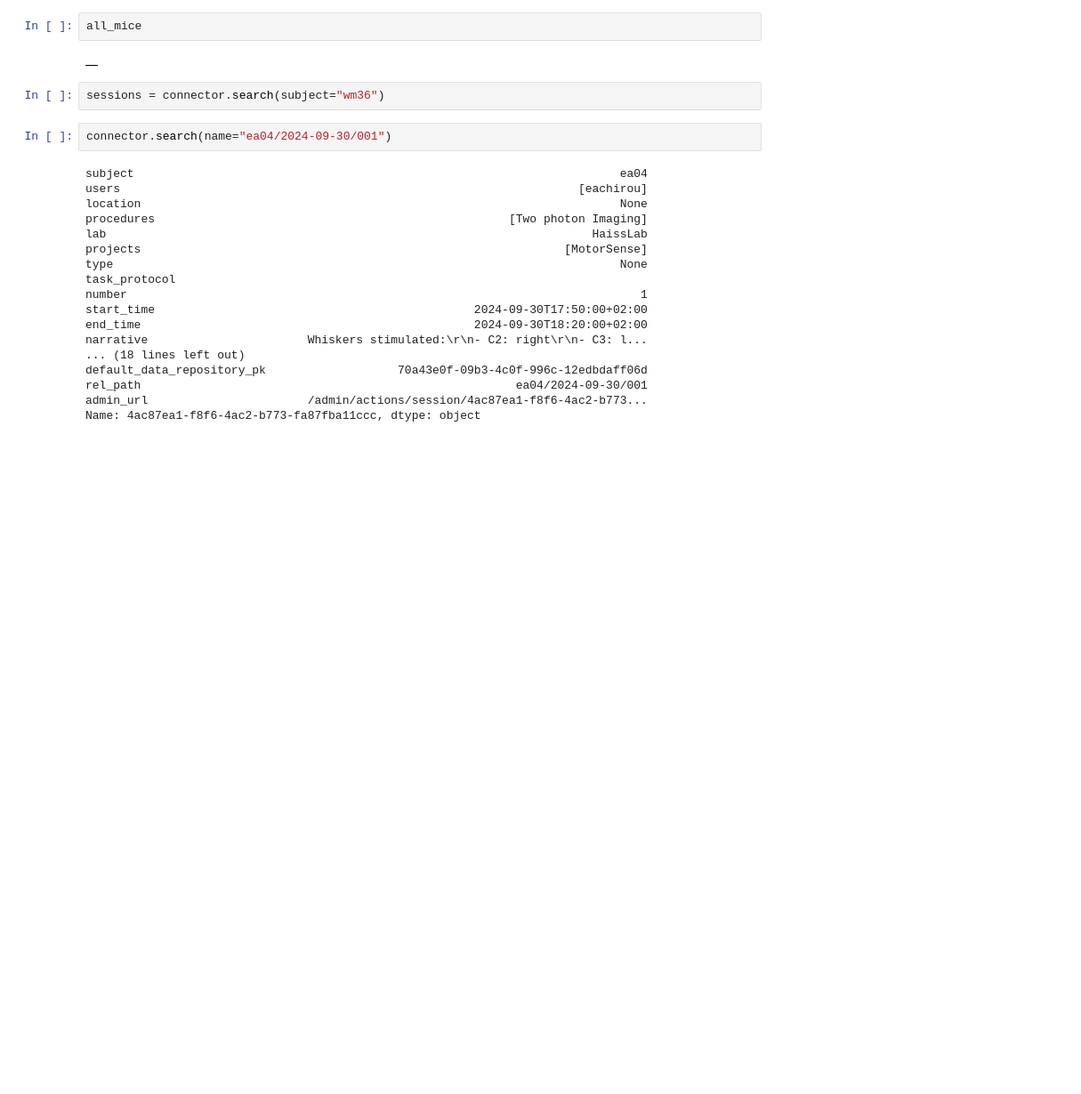
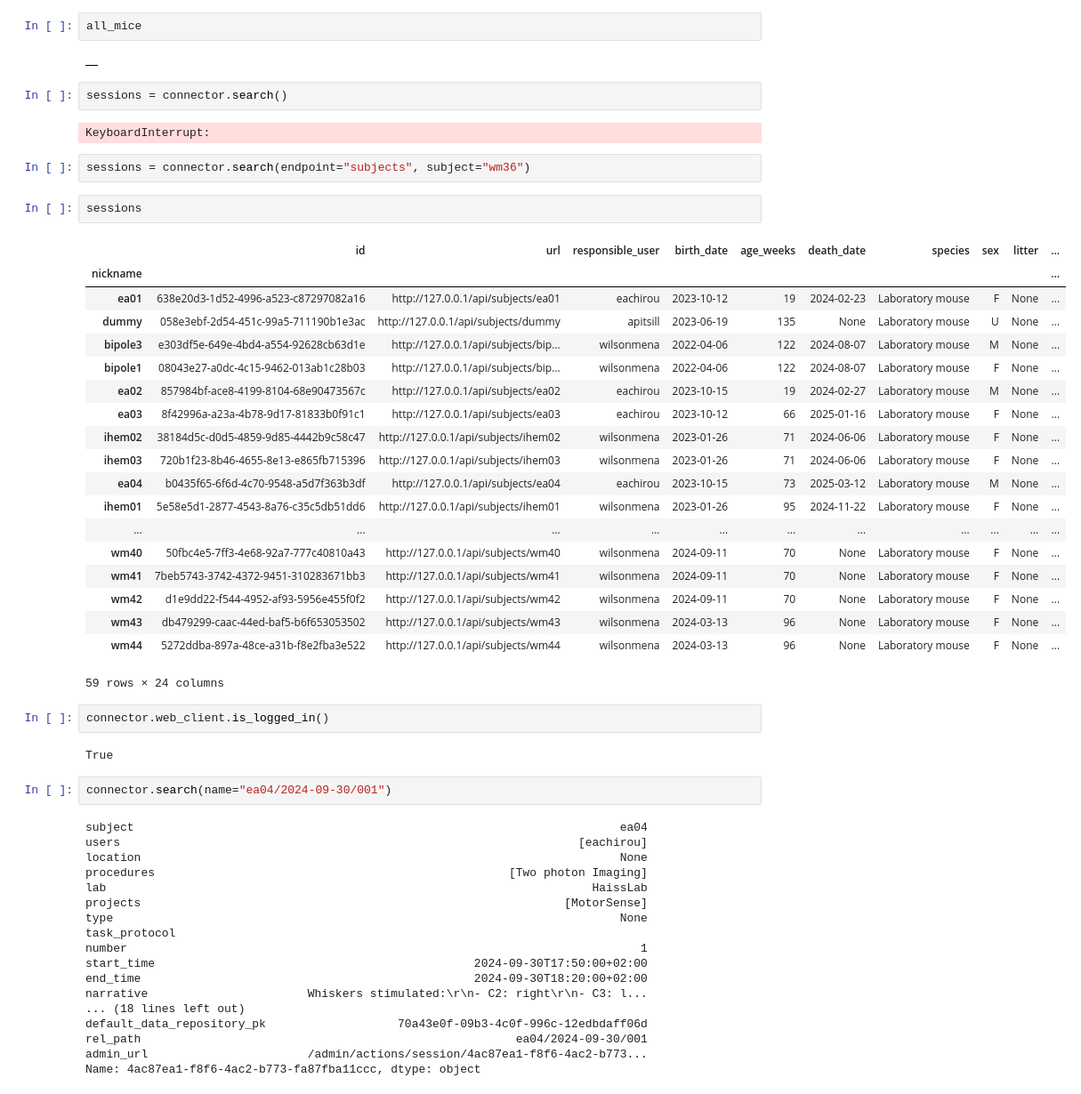
Before and after one commit to JostTim/alyx-local-connector, a Jupyter notebook: notebooks/2-searching_sessions.ipynb, the cells around one changed output. Shown at 89% size. Drawn from its saved outputs; the diff is of its cells as text; blank space fills up the shorter version.

```diff
--- a/notebooks/2-searching_sessions.ipynb
+++ b/notebooks/2-searching_sessions.ipynb
@@ -33,7 +33,37 @@ all_mice
 # %% [output]
 |  |
 # %%
-sessions = connector.search(subject="wm36")
+sessions = connector.search()
+# %% [output]
+KeyboardInterrupt:
+# %%
+sessions = connector.search(endpoint="subjects", subject="wm36")
+# %%
+sessions
+# %% [output]
+|  | id | url | responsible_user | birth_date | age_weeks | death_date | species | sex | litter | ... |
+| nickname |  |  |  |  |  |  |  |  |  | ... |
+| ea01 | 638e20d3-1d52-4996-a523-c87297082a16 | http://127.0.0.1/api/subjects/ea01 | eachirou | 2023-10-12 | 19 | 2024-02-23 | Laboratory mouse | F | None | ... |
+| dummy | 058e3ebf-2d54-451c-99a5-711190b1e3ac | http://127.0.0.1/api/subjects/dummy | apitsill | 2023-06-19 | 135 | None | Laboratory mouse | U | None | ... |
+| bipole3 | e303df5e-649e-4bd4-a554-92628cb63d1e | http://127.0.0.1/api/subjects/bip... | wilsonmena | 2022-04-06 | 122 | 2024-08-07 | Laboratory mouse | M | None | ... |
+| bipole1 | 08043e27-a0dc-4c15-9462-013ab1c28b03 | http://127.0.0.1/api/subjects/bip... | wilsonmena | 2022-04-06 | 122 | 2024-08-07 | Laboratory mouse | F | None | ... |
+| ea02 | 857984bf-ace8-4199-8104-68e90473567c | http://127.0.0.1/api/subjects/ea02 | eachirou | 2023-10-15 | 19 | 2024-02-27 | Laboratory mouse | M | None | ... |
+| ea03 | 8f42996a-a23a-4b78-9d17-81833b0f91c1 | http://127.0.0.1/api/subjects/ea03 | eachirou | 2023-10-12 | 66 | 2025-01-16 | Laboratory mouse | F | None | ... |
+| ihem02 | 38184d5c-d0d5-4859-9d85-4442b9c58c47 | http://127.0.0.1/api/subjects/ihem02 | wilsonmena | 2023-01-26 | 71 | 2024-06-06 | Laboratory mouse | F | None | ... |
+| ihem03 | 720b1f23-8b46-4655-8e13-e865fb715396 | http://127.0.0.1/api/subjects/ihem03 | wilsonmena | 2023-01-26 | 71 | 2024-06-06 | Laboratory mouse | F | None | ... |
+| ea04 | b0435f65-6f6d-4c70-9548-a5d7f363b3df | http://127.0.0.1/api/subjects/ea04 | eachirou | 2023-10-15 | 73 | 2025-03-12 | Laboratory mouse | M | None | ... |
+| ihem01 | 5e58e5d1-2877-4543-8a76-c35c5db51dd6 | http://127.0.0.1/api/subjects/ihem01 | wilsonmena | 2023-01-26 | 95 | 2024-11-22 | Laboratory mouse | F | None | ... |
+| ... | ... | ... | ... | ... | ... | ... | ... | ... | ... | ... |
+| wm40 | 50fbc4e5-7ff3-4e68-92a7-777c40810a43 | http://127.0.0.1/api/subjects/wm40 | wilsonmena | 2024-09-11 | 70 | None | Laboratory mouse | F | None | ... |
+| wm41 | 7beb5743-3742-4372-9451-310283671bb3 | http://127.0.0.1/api/subjects/wm41 | wilsonmena | 2024-09-11 | 70 | None | Laboratory mouse | F | None | ... |
+| wm42 | d1e9dd22-f544-4952-af93-5956e455f0f2 | http://127.0.0.1/api/subjects/wm42 | wilsonmena | 2024-09-11 | 70 | None | Laboratory mouse | F | None | ... |
+| wm43 | db479299-caac-44ed-baf5-b6f653053502 | http://127.0.0.1/api/subjects/wm43 | wilsonmena | 2024-03-13 | 96 | None | Laboratory mouse | F | None | ... |
+| wm44 | 5272ddba-897a-48ce-a31b-f8e2fba3e522 | http://127.0.0.1/api/subjects/wm44 | wilsonmena | 2024-03-13 | 96 | None | Laboratory mouse | F | None | ... |
+59 rows × 24 columns
+# %%
+connector.web_client.is_logged_in()
+# %% [output]
+True
 # %%
 connector.search(name="ea04/2024-09-30/001")
 # %% [output]
```
Also changed, not shown: parts of 1 cell of this notebook, 2 other files.
